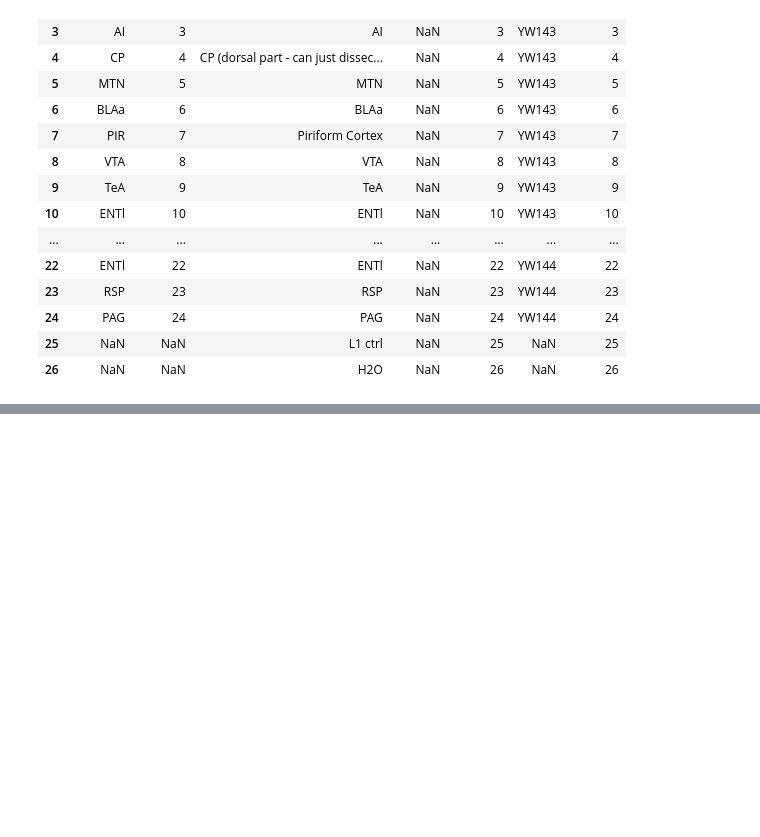
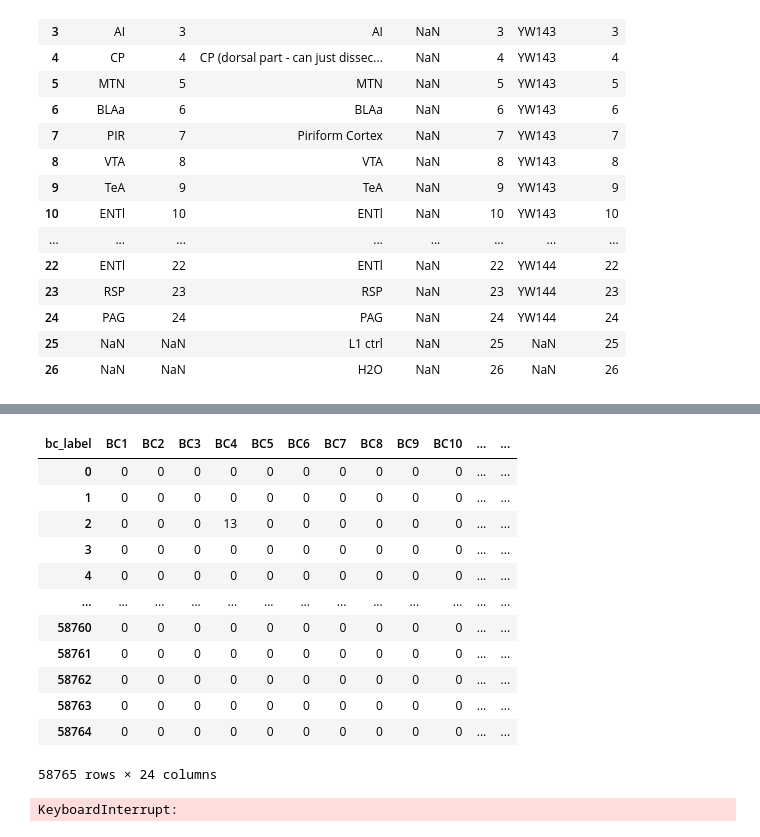
Before and after one commit to ZadorLaboratory/mapseq-processing, a Jupyter notebook: notebooks/MAPseq Processing.ipynb, the cells around one changed output, grey strips where cells are left out. Saved outputs shown, nothing was run; the diff lists cells and outputs as text; code cells hidden in the pictures; blank space fills up the shorter version.

```diff
--- a/notebooks/MAPseq Processing.ipynb
+++ b/notebooks/MAPseq Processing.ipynb
@@ -250,0 +216,20 @@ BC16
+# %%
+cp = get_default_config()
+allfiles = [
+'/Users/jhover/project/mapseq/M205testout/BC1.all.tsv','/Users/jhover/project/mapseq/M205testout/BC21.all.tsv',
+'/Users/jhover/project/mapseq/M205testout/BC10.all.tsv','/Users/jhover/project/mapseq/M205testout/BC22.all.tsv',
+'/Users/jhover/project/mapseq/M205testout/BC11.all.tsv','/Users/jhover/project/mapseq/M205testout/BC23.all.tsv',
+'/Users/jhover/project/mapseq/M205testout/BC12.all.tsv','/Users/jhover/project/mapseq/M205testout/BC24.all.tsv',
+'/Users/jhover/project/mapseq/M205testout/BC13.all.tsv','/Users/jhover/project/mapseq/M205testout/BC25.all.tsv',
+'/Users/jhover/project/mapseq/M205testout/BC14.all.tsv','/Users/jhover/project/mapseq/M205testout/BC26.all.tsv',
+'/Users/jhover/project/mapseq/M205testout/BC15.all.tsv','/Users/jhover/project/mapseq/M205testout/BC3.all.tsv',
+'/Users/jhover/project/mapseq/M205testout/BC16.all.tsv','/Users/jhover/project/mapseq/M205testout/BC4.all.tsv',
+'/Users/jhover/project/mapseq/M205testout/BC17.all.tsv','/Users/jhover/project/mapseq/M205testout/BC5.all.tsv',
+'/Users/jhover/project/mapseq/M205testout/BC18.all.tsv','/Users/jhover/project/mapseq/M205testout/BC6.all.tsv',
+'/Users/jhover/project/mapseq/M205testout/BC19.all.tsv','/Users/jhover/project/mapseq/M205testout/BC7.all.tsv',
+'/Users/jhover/project/mapseq/M205testout/BC2.all.tsv','/Users/jhover/project/mapseq/M205testout/BC8.all.tsv',
+'/Users/jhover/project/mapseq/M205testout/BC20.all.tsv','/Users/jhover/project/mapseq/M205testout/BC9.all.tsv'
+]
+outdf = process_merge_targets(cp, allfiles, outdir=None)
+outdf
+# %% [output]
@@ -250,0 +237,17 @@ BC16
+| bc_label | BC1 | BC2 | BC3 | BC4 | BC5 | BC6 | BC7 | BC8 | BC9 | BC10 | ... | ... |
+| 0 | 0 | 0 | 0 | 0 | 0 | 0 | 0 | 0 | 0 | 0 | ... | ... |
+| 1 | 0 | 0 | 0 | 0 | 0 | 0 | 0 | 0 | 0 | 0 | ... | ... |
+| 2 | 0 | 0 | 0 | 13 | 0 | 0 | 0 | 0 | 0 | 0 | ... | ... |
+| 3 | 0 | 0 | 0 | 0 | 0 | 0 | 0 | 0 | 0 | 0 | ... | ... |
+| 4 | 0 | 0 | 0 | 0 | 0 | 0 | 0 | 0 | 0 | 0 | ... | ... |
+| ... | ... | ... | ... | ... | ... | ... | ... | ... | ... | ... | ... | ... |
+| 58760 | 0 | 0 | 0 | 0 | 0 | 0 | 0 | 0 | 0 | 0 | ... | ... |
+| 58761 | 0 | 0 | 0 | 0 | 0 | 0 | 0 | 0 | 0 | 0 | ... | ... |
+| 58762 | 0 | 0 | 0 | 0 | 0 | 0 | 0 | 0 | 0 | 0 | ... | ... |
+| 58763 | 0 | 0 | 0 | 0 | 0 | 0 | 0 | 0 | 0 | 0 | ... | ... |
+| 58764 | 0 | 0 | 0 | 0 | 0 | 0 | 0 | 0 | 0 | 0 | ... | ... |
+58765 rows × 24 columns
+# %%
+sns.heatmap(outdf, annot=True)
+# %% [output]
+KeyboardInterrupt:
```
Also changed, not shown: parts of 9 cells of this notebook.
